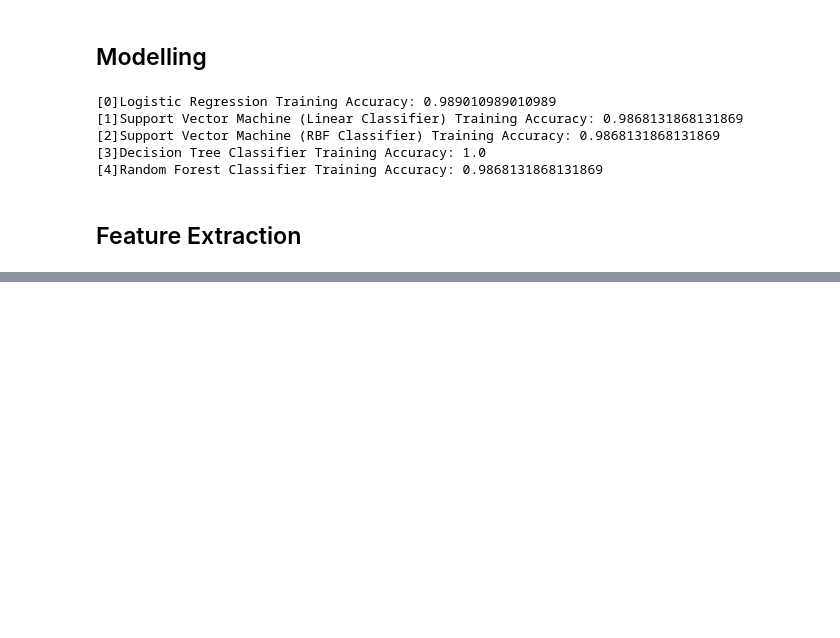
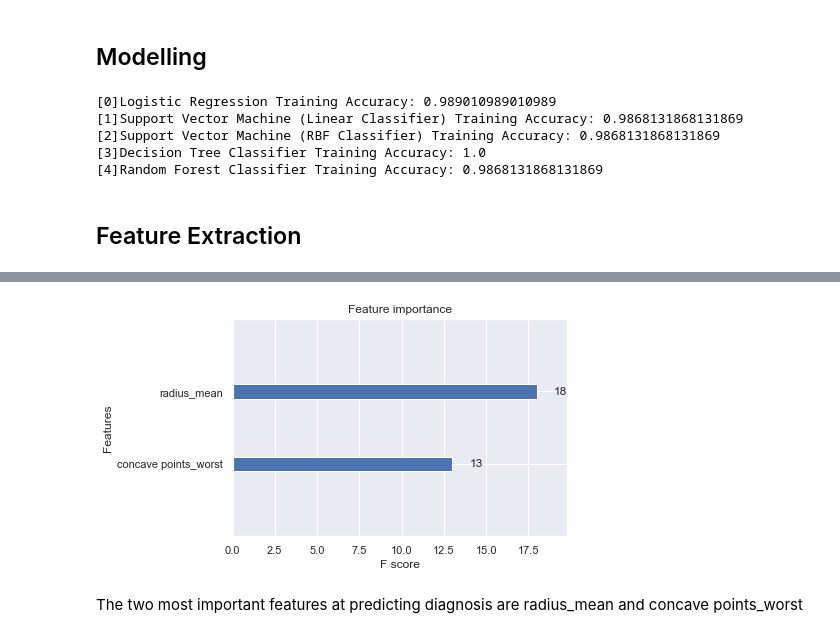
Before and after one commit to SamDewriter/BreastCancer-CausalityInference, a Jupyter notebook: wk7-notebook.ipynb, the cells around one changed output, grey strips where cells are left out. Drawn from its saved outputs; the diff is of its cells as text; code cells hidden in the pictures; blank space fills up the shorter version.

Commit message:
Python script for Xgboost modelling

```diff
--- a/wk7-notebook.ipynb
+++ b/wk7-notebook.ipynb
@@ -649,0 +522,2 @@ sns.heatmap(corr_matrix);
+# %%
+model = XgModeller()
@@ -649,0 +558,3 @@ sns.heatmap(corr_matrix);
+# %%
+model.best_feature_imp(max_feats=2)
+# %% [output]
@@ -649,0 +562,3 @@ sns.heatmap(corr_matrix);
+[figure, added]
+# %% [markdown]
+The two most important features at predicting diagnosis are radius_mean and concave points_worst
```
Also changed, not shown: parts of 24 cells of this notebook, 1 other file.
